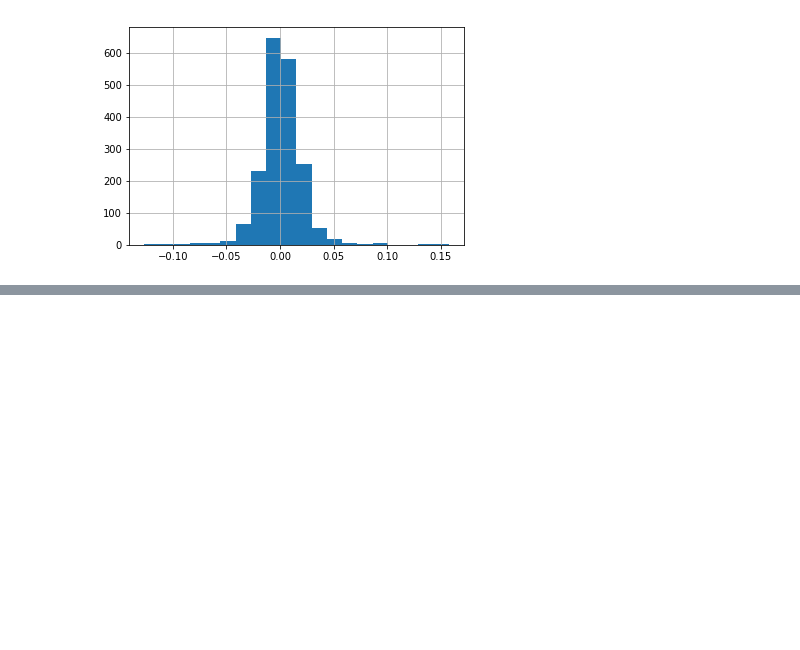
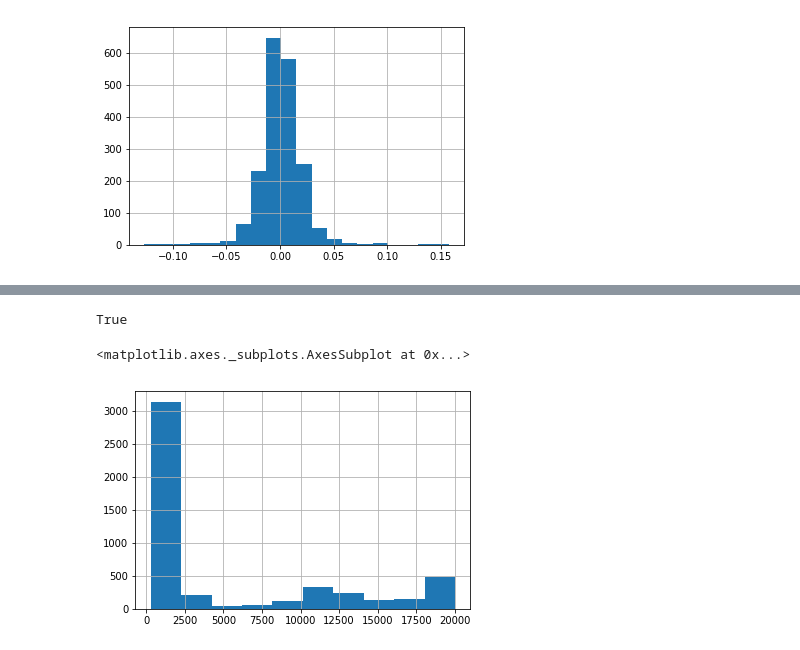
Before and after one commit to MarkNoordraven/Pandas-Cookbook, a Jupyter notebook: Chapter 05 Boolean Indexing Notes.ipynb, the cells around one changed output, grey strips where cells are left out. Drawn from its saved outputs; the diff is of its cells as text; code cells hidden in the pictures; blank space fills up the shorter version.

```diff
--- a/Chapter 05 Boolean Indexing Notes.ipynb
+++ b/Chapter 05 Boolean Indexing Notes.ipynb
@@ -809,0 +1007,9 @@ AttributeError: 'DataFrame' object has no attribute 'daily_return'
+# %%
+len(fb_likes) == len(fb_likes_cap)
+# %% [output]
+True
+# %%
+fb_likes_cap.hist()
+# %% [output]
+<matplotlib.axes._subplots.AxesSubplot at 0x...>
+[figure, added]
```
Also changed, not shown: parts of 39 cells of this notebook.
